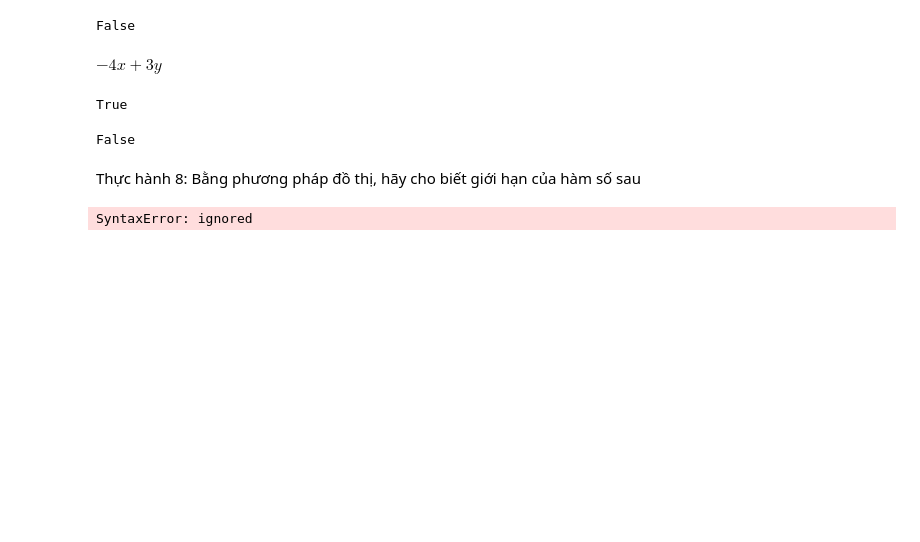
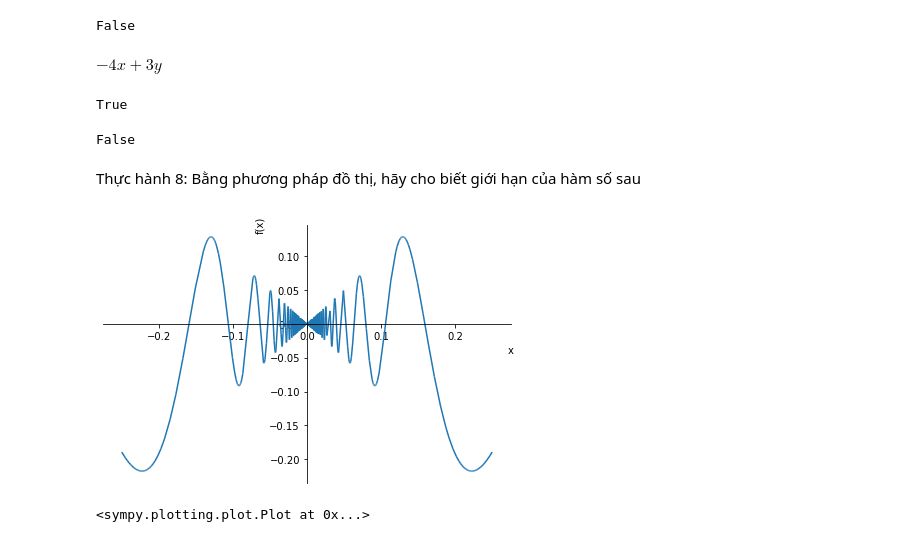
Before and after one commit to VuHoangAnh03/python, a Jupyter notebook: Chương 5.ipynb, the cells around one changed output. Cells and saved outputs as stored; diff of their text form; code cells hidden in the pictures; blank space fills up the shorter version.

```diff
--- a/Chương 5.ipynb
+++ b/Chương 5.ipynb
@@ -190,13 +190,13 @@ Thực hành 8: Bằng phương pháp đồ thị, hãy cho biết giới hạn
 # %%
 import sympy
 from sympy import *
 x = Symbol('x')
 f = x * sin(1/x)
 c = Symbol('c')
 delta = Symbol('delta')
 c = 0
 delta = 1/4
 sympy.plot(f,(x, c - delta, c + delta))
-sympy.plot(f, abs(x), -abs(x),(x, c
 # %% [output]
+[figure, added]
-SyntaxError: ignored
+<sympy.plotting.plot.Plot at 0x...>
```
Also changed, not shown: parts of 7 cells of this notebook.
